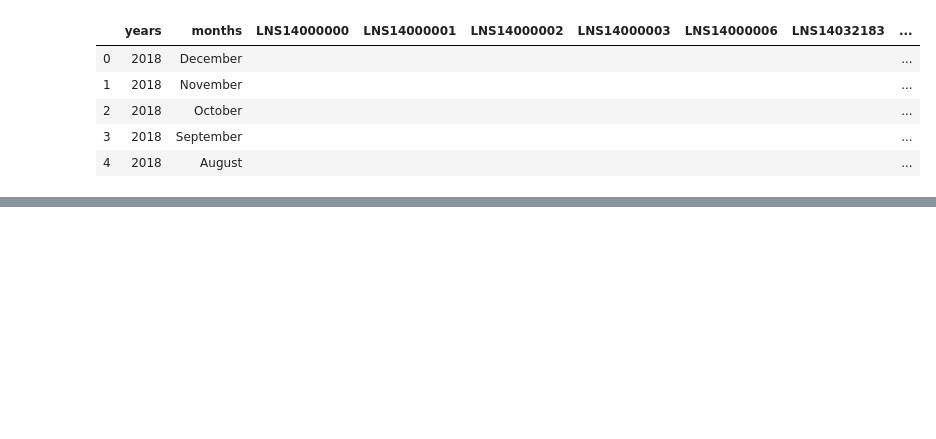
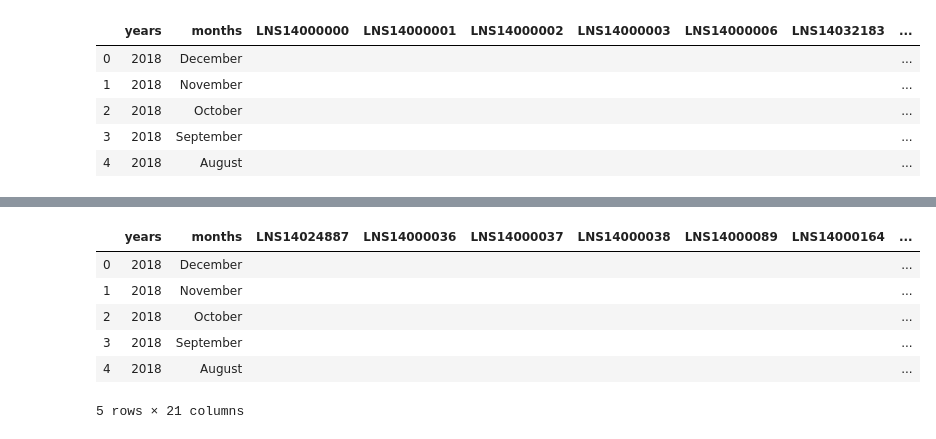
Before and after one commit to jasmine73317/Project-1_Unemployment_data, a Jupyter notebook: Unemployment age group.ipynb, the cells around one changed output, grey strips where cells are left out. Saved outputs shown, nothing was run; the diff lists cells and outputs as text; code cells hidden in the pictures; blank space fills up the shorter version.

```diff
--- a/Unemployment age group.ipynb
+++ b/Unemployment age group.ipynb
@@ -103,0 +194,42 @@ unemployment_agedf.head()
+# %%
+years = []
+months = []
+
+for data_point in np.arange(len(json_data["Results"]["series"][0]["data"])):
+        years.append(json_data["Results"]["series"][0]["data"][data_point]["year"])
+        months.append(json_data["Results"]["series"][0]["data"][data_point]["periodName"])
+# %%
+
+
+
+layoff_agedf = pd.DataFrame({"years": years,
+                           "months": months,
+                          "LNS14024887": "",
+                          "LNS14000036": "",
+                          "LNS14000037": "",
+                          "LNS14000038": "",
+                          "LNS14000089": "",
+                          "LNS14000164": "",
+                          "LNS14000327": "",
+                          "LNS14000091": "",
+                          "LNS14000173": "",
+                          "LNS14000334": "",
+                          "LNS14000093": "",
+                          "LNS14000182": "",
+                          "LNS14000341": "",
+                          "LNS14024230": "",
+                          "LNS14024231": "",
+                          "LNS14024232": "",
+                          "LNS14000048": "",
+                          "LNS14000049": "",
+                          "LNS14000050": ""})
+
+layoff_agedf.head()
+# %% [output]
+|  | years | months | LNS14024887 | LNS14000036 | LNS14000037 | LNS14000038 | LNS14000089 | LNS14000164 | ... |
+| 0 | 2018 | December |  |  |  |  |  |  | ... |
+| 1 | 2018 | November |  |  |  |  |  |  | ... |
+| 2 | 2018 | October |  |  |  |  |  |  | ... |
+| 3 | 2018 | September |  |  |  |  |  |  | ... |
+| 4 | 2018 | August |  |  |  |  |  |  | ... |
+5 rows × 21 columns
```
Also changed, not shown: parts of 24 cells of this notebook, 5 other files.
